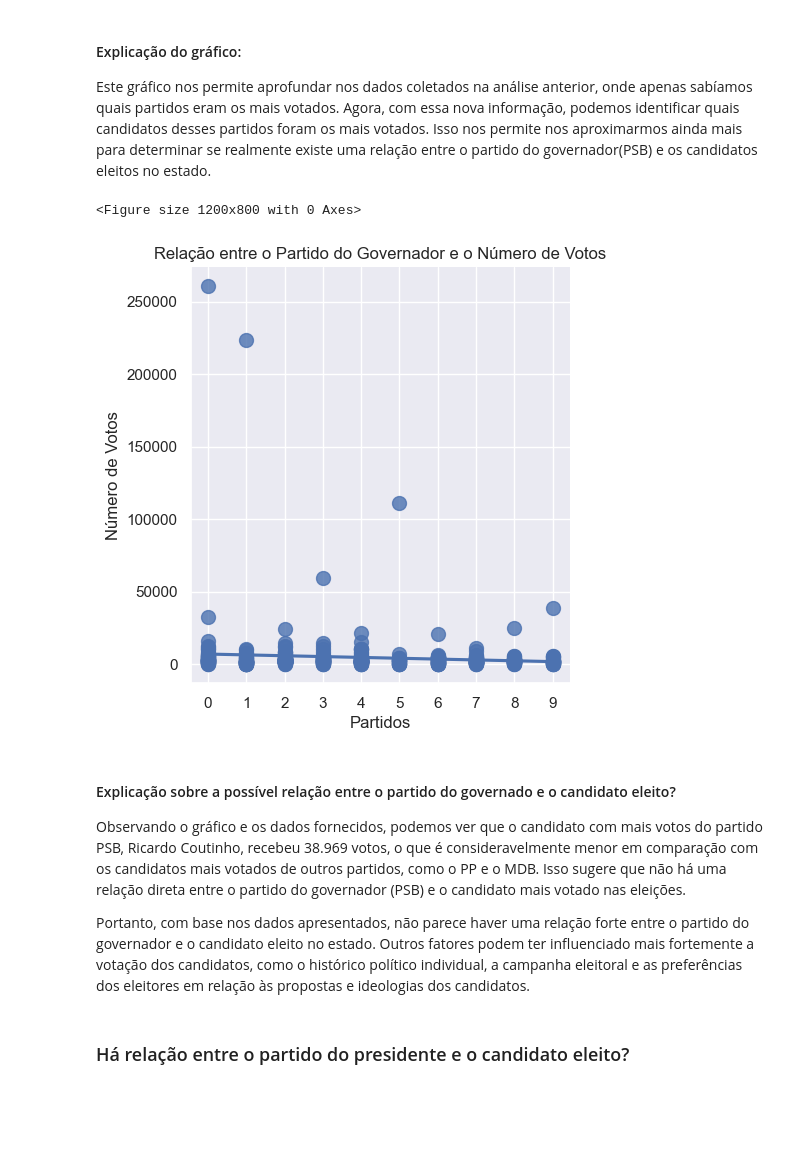
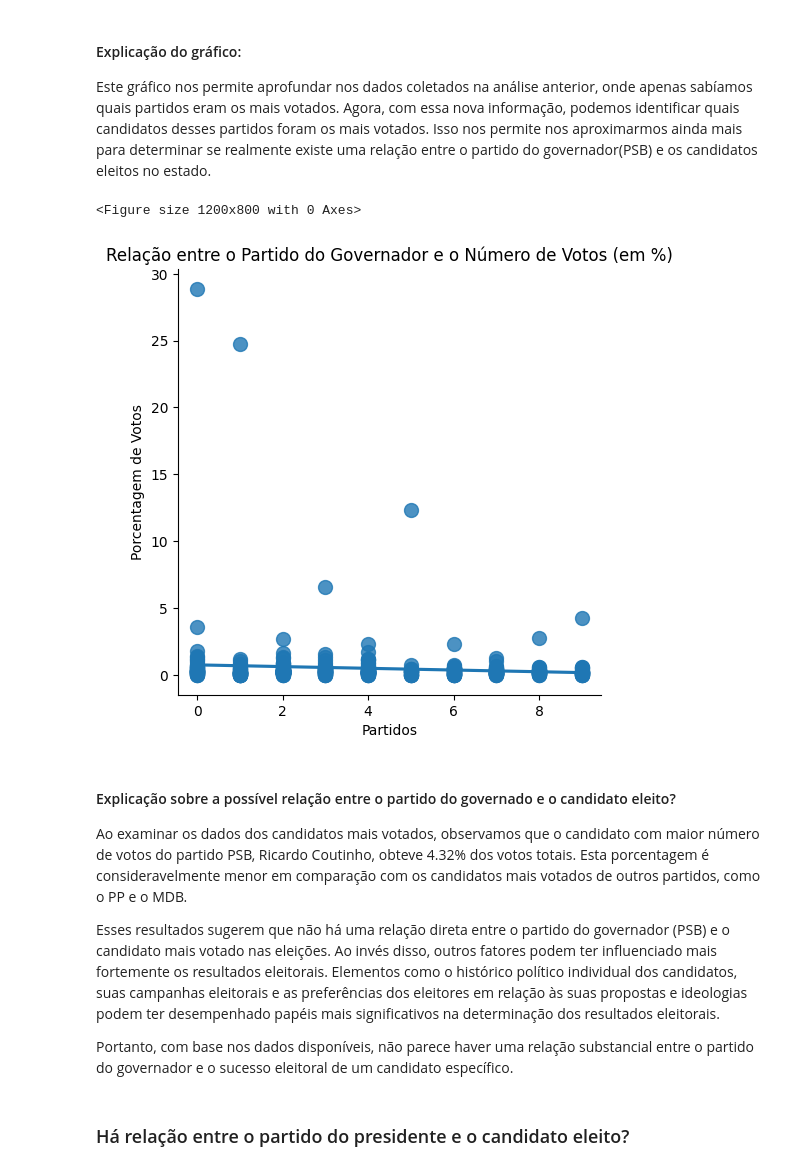
Before and after one commit to Kawhan/final_data_project, a Jupyter notebook: relatorio.ipynb, the cells around one changed output. Cells and saved outputs as stored; diff of their text form; code cells hidden in the pictures; blank space fills up the shorter version.

```diff
--- a/relatorio.ipynb
+++ b/relatorio.ipynb
@@ -1503,11 +1504,15 @@ votos_por_candidato = eleicao.groupby(['SG_PARTIDO', 'NM_URNA_CANDIDATO'])['QT_V
 
 candidatos_mais_votados = votos_por_candidato.sort_values(by='QT_VOTOS', ascending=False).head(10)
 
+total_votos_candidatos_mais_votados = candidatos_mais_votados['QT_VOTOS'].sum()
+
+candidatos_mais_votados['Porcentagem'] = (candidatos_mais_votados['QT_VOTOS'] / total_votos_candidatos_mais_votados) * 100
+
 plt.figure(figsize=(12, 8))
-ax = sns.barplot(data=candidatos_mais_votados, x='NM_URNA_CANDIDATO', y='QT_VOTOS', hue='SG_PARTIDO', palette='muted')
+ax = sns.barplot(data=candidatos_mais_votados, x='NM_URNA_CANDIDATO', y='Porcentagem', hue='SG_PARTIDO', palette='muted')
 ax.set_xlabel('Candidatos Mais Votados')
-ax.set_ylabel('Número de Votos')
-ax.set_title('Candidatos Mais Votados por Partido')
+ax.set_ylabel('Porcentagem de Votos')
+ax.set_title('Candidatos Mais Votados por Partido (em %)')
 ax.legend(title='Partido', bbox_to_anchor=(1.05, 1), loc='upper left')
 plt.xticks(rotation=45, ha='right')
 plt.tight_layout()
@@ -1518,30 +1523,25 @@ plt.show()
 #### Explicação do gráfico:
 Este gráfico nos permite aprofundar nos dados coletados na análise anterior, onde apenas sabíamos quais partidos eram os mais votados. Agora, com essa nova informação, podemos identificar quais candidatos desses partidos foram os mais votados. Isso nos permite nos aproximarmos ainda mais para determinar se realmente existe uma relação entre o partido do governador(PSB) e os candidatos eleitos no estado.
 # %%
-partidos_ordenados = ['PP', 'MDB', 'CIDADANIA', 'PSDB', 'DEM', 'PSD', 'PDT', 'PL', 'REPUBLICANOS', 'PSB']
+total_votos_candidatos_mais_votados = candidatos_mais_votados['QT_VOTOS'].sum()
 
-# Criando um dicionário para mapear cada partido para um número único
-party_mapping = {party: i for i, party in enumerate(partidos_ordenados)}
-
-eleicao['SG_PARTIDO_CODE'] = eleicao['SG_PARTIDO'].map(party_mapping)
-
-# Convertendo a variável 'DS_SIT_TOT_TURNO' para uma variável binária (1 para eleito, 0 para não eleito)
-eleicao['DS_SIT_TOT_TURNO_BIN'] = eleicao['DS_SIT_TOT_TURNO'].apply(lambda x: 1 if x == 'ELEITO' else 0)
+eleicao['QT_VOTOS_PERCENT'] = (eleicao['QT_VOTOS'] / total_votos_candidatos_mais_votados) * 100
 
 plt.figure(figsize=(12, 8))
-ax = sns.lmplot(data=eleicao, x='SG_PARTIDO_CODE', y='QT_VOTOS', palette='muted', ci=None, scatter_kws={'s':100})
-ax.set_axis_labels("Partidos", "Número de Votos")
-plt.xticks(range(len(partidos_ordenados)), range(len(partidos_ordenados)))
-plt.title("Relação entre o Partido do Governador e o Número de Votos")
+ax = sns.lmplot(data=eleicao, x='SG_PARTIDO_CODE', y='QT_VOTOS_PERCENT', palette='muted', ci=None, scatter_kws={'s':100})
+ax.set_axis_labels("Partidos", "Porcentagem de Votos")
+plt.title("Relação entre o Partido do Governador e o Número de Votos (em %)")
 plt.show()
 # %% [output]
 <Figure size 1200x800 with 0 Axes>
-[figure, old version]
+[figure, new version]
 # %% [markdown]
 #### Explicação sobre a possível relação entre o partido do governado e o candidato eleito?
-Observando o gráfico e os dados fornecidos, podemos ver que o candidato com mais votos do partido PSB, Ricardo Coutinho, recebeu 38.969 votos, o que é consideravelmente menor em comparação com os candidatos mais votados de outros partidos, como o PP e o MDB. Isso sugere que não há uma relação direta entre o partido do governador (PSB) e o candidato mais votado nas eleições.
+Ao examinar os dados dos candidatos mais votados, observamos que o candidato com maior número de votos do partido PSB, Ricardo Coutinho, obteve 4.32% dos votos totais. Esta porcentagem é consideravelmente menor em comparação com os candidatos mais votados de outros partidos, como o PP e o MDB.
 
-Portanto, com base nos dados apresentados, não parece haver uma relação forte entre o partido do governador e o candidato eleito no estado. Outros fatores podem ter influenciado mais fortemente a votação dos candidatos, como o histórico político individual, a campanha eleitoral e as preferências dos eleitores em relação às propostas e ideologias dos candidatos.
+Esses resultados sugerem que não há uma relação direta entre o partido do governador (PSB) e o candidato mais votado nas eleições. Ao invés disso, outros fatores podem ter influenciado mais fortemente os resultados eleitorais. Elementos como o histórico político individual dos candidatos, suas campanhas eleitorais e as preferências dos eleitores em relação às suas propostas e ideologias podem ter desempenhado papéis mais significativos na determinação dos resultados eleitorais.
+
+Portanto, com base nos dados disponíveis, não parece haver uma relação substancial entre o partido do governador e o sucesso eleitoral de um candidato específico.
 # %% [markdown]
 ### Há relação entre o partido do presidente e o candidato eleito?
 # %%
```
Also changed, not shown: parts of 7 cells of this notebook.
